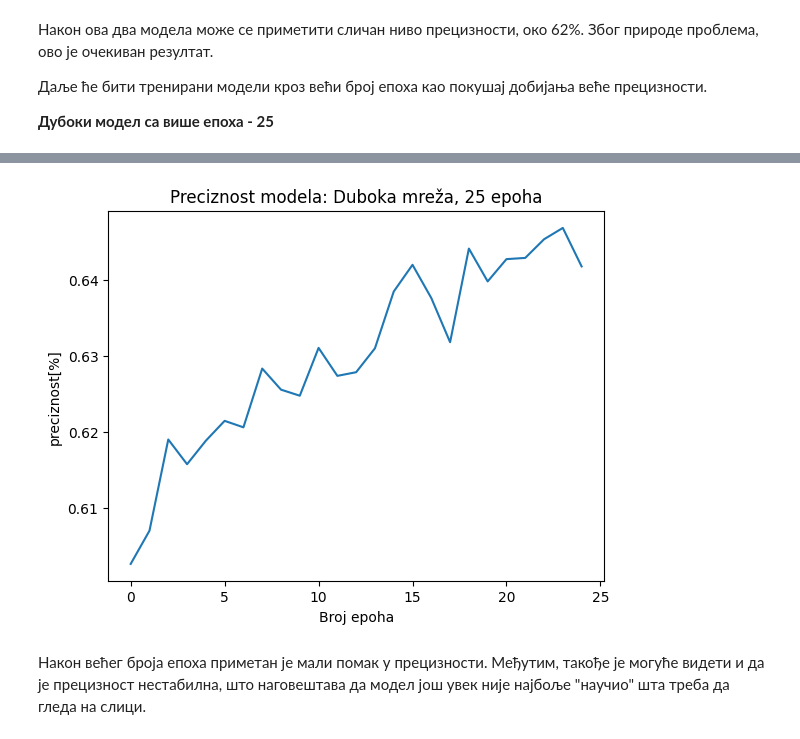
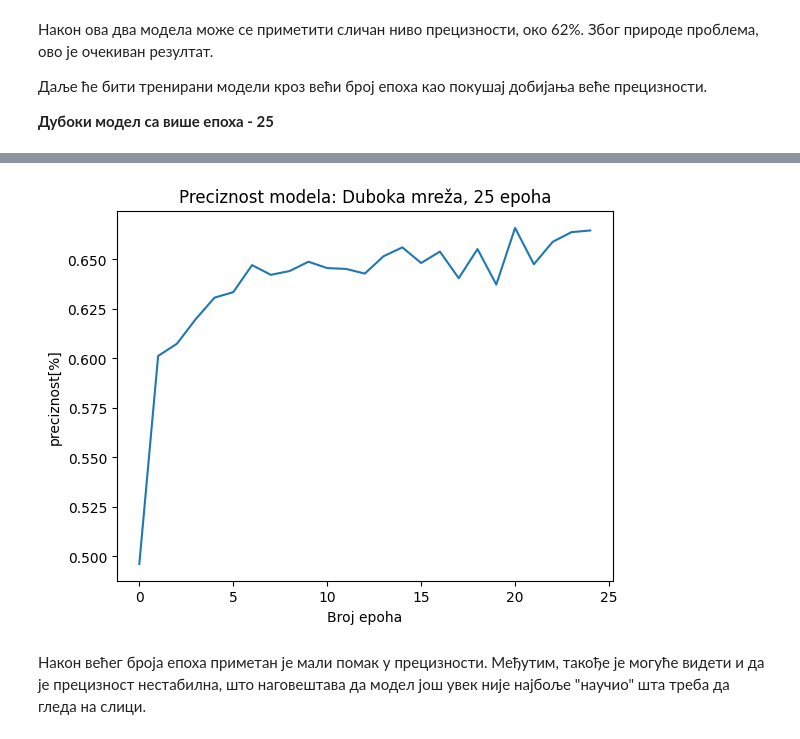
Before and after one commit to Bigulac/MOAR-Dense_network, a Jupyter notebook: MOAR_Dense.ipynb, the cells around one changed output, grey strips where cells are left out. Cells and saved outputs as stored; diff of their text form; code cells hidden in the pictures.

Commit message:
Deep 25 recompile

```diff
--- a/MOAR_Dense.ipynb
+++ b/MOAR_Dense.ipynb
@@ -322,11 +322,11 @@ Epoch 25/25
 # %%
-plt.plot(history_deep_25.history['accuracy'])
+plt.plot(history_deep_25.history['val_accuracy'])
 plt.title('Preciznost modela: Duboka mreža, 25 epoha')
 plt.ylabel('preciznost[%]')
 plt.xlabel('Broj epoha')
 plt.show()
 # %% [output]
-[figure, old version]
+[figure, new version]
 # %% [markdown]
 Након већег броја епоха приметан је мали помак у прецизности. Међутим, такође је могуће видети и да је прецизност нестабилна, што наговештава да модел још увек није најбоље "научио" шта треба да гледа на слици.
 # %% [markdown]
```
Also changed, not shown: parts of 7 cells of this notebook.
